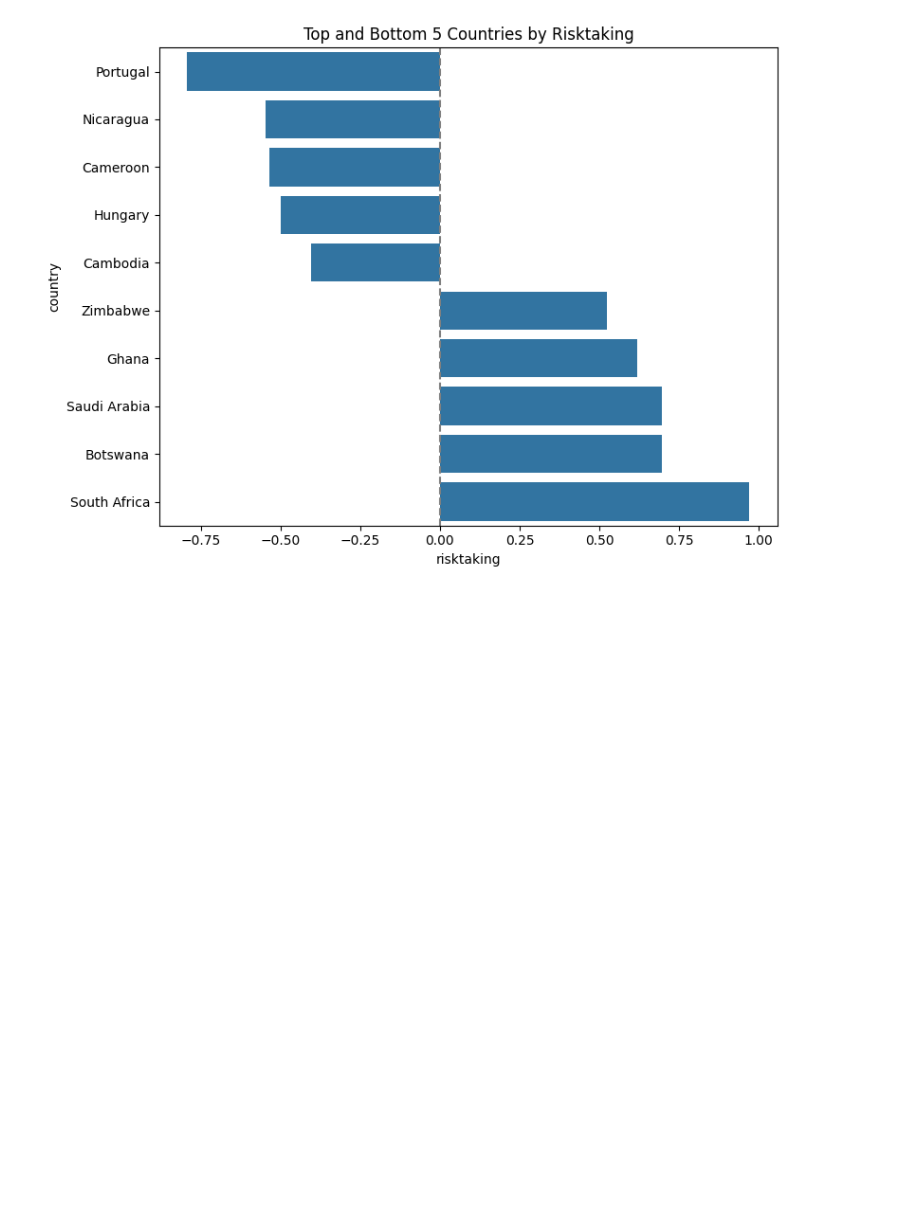
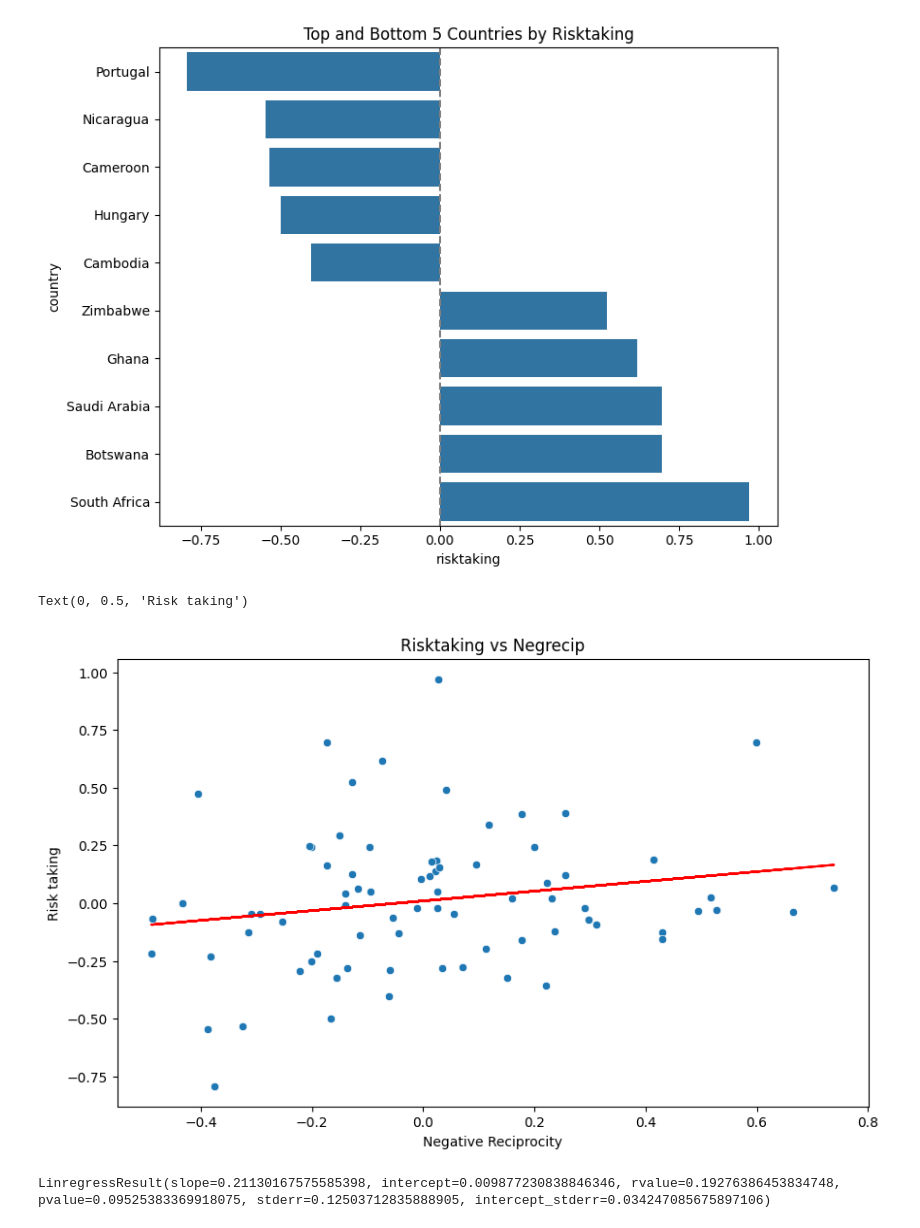
Before and after one commit to Ramin1989/Gallup_data_analysis, a Jupyter notebook: main.ipynb, the cells around one changed output. Saved outputs shown, nothing was run; the diff lists cells and outputs as text; code cells hidden in the pictures; blank space fills up the shorter version.

```diff
--- a/main.ipynb
+++ b/main.ipynb
@@ -104,3 +106,24 @@ plt.tight_layout()
 plt.show()
 # %% [output]
 [figure]
+# %%
+data = df[['negrecip', 'risktaking']].dropna()
+# Fit a linear regression model
+model = LinearRegression()
+X = data[['negrecip']]
+y = data['risktaking']
+model.fit(X, y)
+plt.figure(figsize=(10, 6))
+sns.scatterplot(data=data, x='negrecip', y='risktaking')
+plt.plot(data['negrecip'], model.predict(X), color='red', label='Regression Line')
+plt.title('Risktaking vs Negrecip')
+plt.xlabel('Negative Reciprocity')
+plt.ylabel('Risk taking')
+# %% [output]
+Text(0, 0.5, 'Risk taking')
+[figure, added]
+# %%
+results = linregress(data['negrecip'], data['risktaking'])
+print(results)
+# %% [output]
+LinregressResult(slope=0.21130167575585398, intercept=0.009877230838846346, rvalue=0.19276386453834748, pvalue=0.09525383369918075, stderr=0.12503712835888905, intercept_stderr=0.034247085675897106)
```
Also changed, not shown: parts of 1 cell of this notebook.
